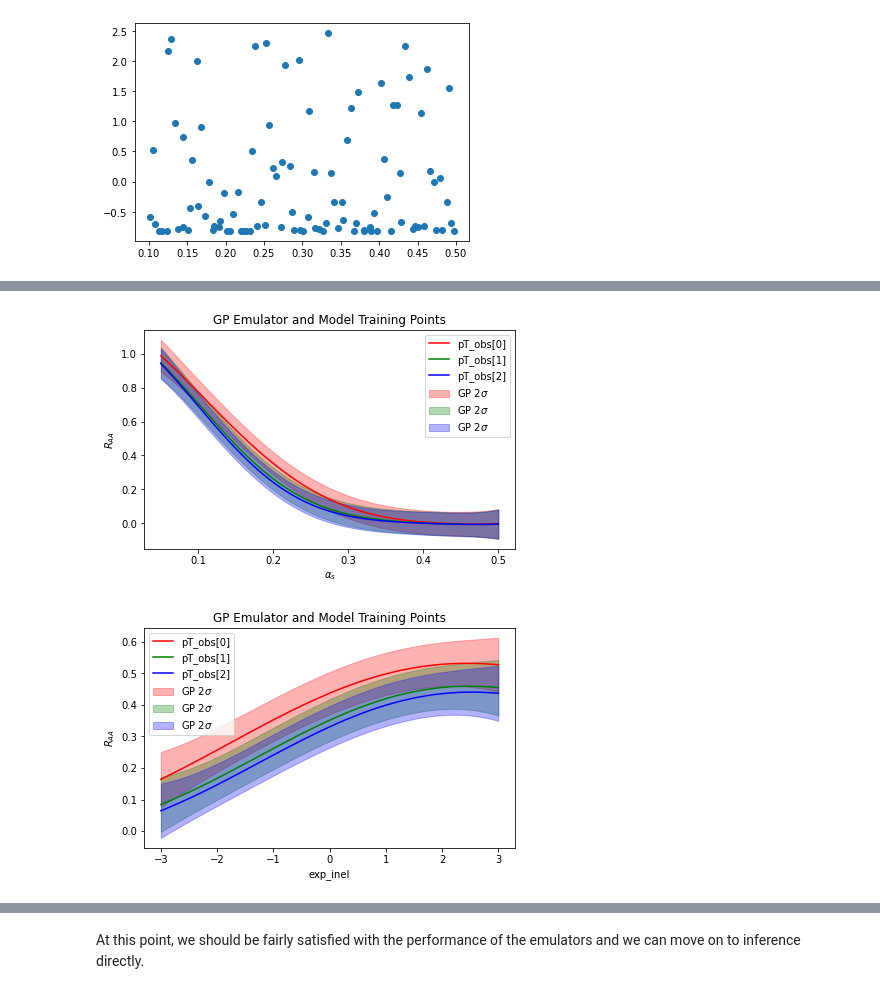
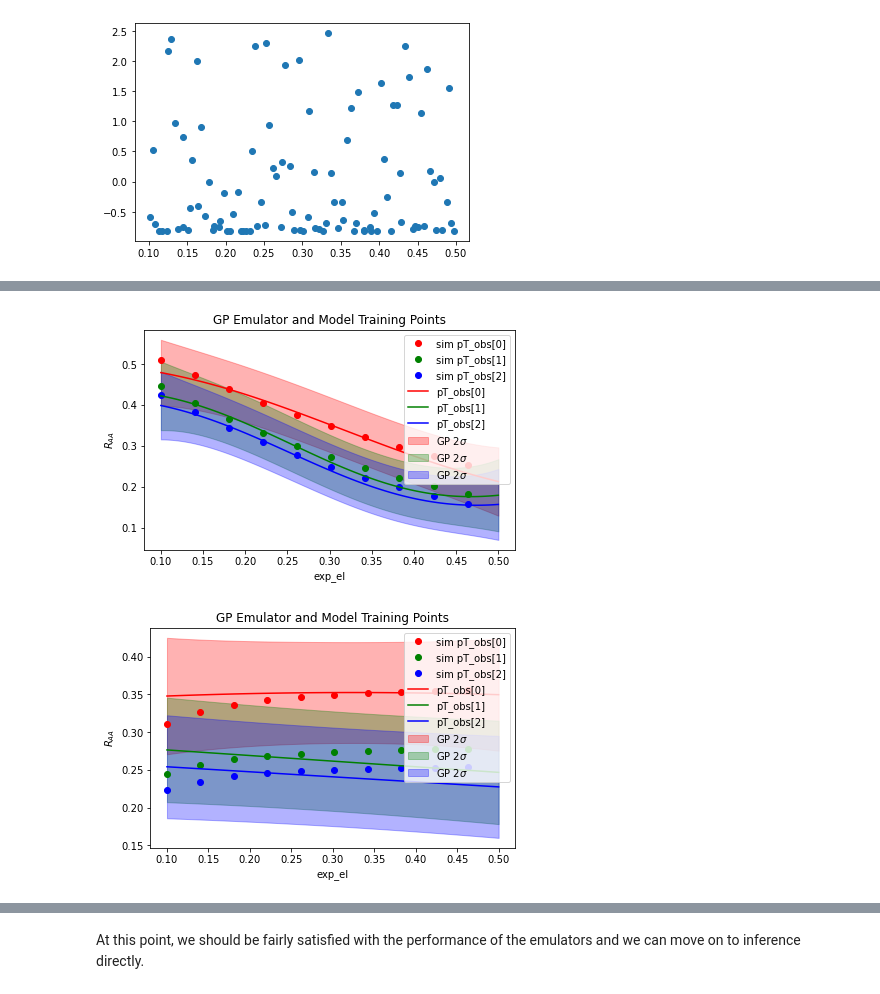
Before and after one commit to j-f-paquet/parton_energy_loss_qcd_bjorken, a Jupyter notebook: 5-parameter-estimation-LHSGP.ipynb, the cells around one changed output, grey strips where cells are left out. Drawn from its saved outputs; the diff is of its cells as text; code cells hidden in the pictures.

Commit message:
Added emulator validation points to LHSGP

```diff
--- a/5-parameter-estimation-LHSGP.ipynb
+++ b/5-parameter-estimation-LHSGP.ipynb
@@ -267,25 +405,19 @@ def emu_predict2(X):
 # %%
-#make a regular grid to plot our Emulator predictions
-n_plot_pts = 100
-test_points = np.array([[x,true_values['exponent_inel'],
-                 true_values['exponent_el'],true_values['scale_inel'],true_values['scale_el']] for x in np.linspace(prior_ranges['alpha_s'][0],prior_ranges['alpha_s'][1],n_plot_pts)])
+plt.plot(test_points[np.arange(0,n_plot_pts,sim_pnt),3], simulation_out[:,0],'ro', label='sim pT_obs[0]')
+plt.plot(test_points[np.arange(0,n_plot_pts,sim_pnt),3], simulation_out[:,1],'go', label='sim pT_obs[1]')
+plt.plot(test_points[np.arange(0,n_plot_pts,sim_pnt),3], simulation_out[:,2], 'bo', label='sim pT_obs[2]')
 
-#get the GP Emulator's predictions of both the mean and std. deviation
-gp_y0, gp_dy0 = emu_predict0(test_points)
-gp_y1, gp_dy1 = emu_predict1(test_points)
-gp_y2, gp_dy2 = emu_predict2(test_points)
-
-plt.plot(test_points[:,0], gp_y0[:,0], color='red', label='pT_obs[0]')
-plt.plot(test_points[:,0], gp_y1[:,0], color='green', label='pT_obs[1]')
-plt.plot(test_points[:,0], gp_y2[:,0], color='blue', label='pT_obs[2]')
-plt.fill_between(test_points[:,0], y1 = gp_y0[:,0] - 2.*gp_dy0, y2 = gp_y0[:,0] + 2.*gp_dy0,
+plt.plot(test_points[:,3], gp_y0[:,0], color='red', label='pT_obs[0]')
+plt.plot(test_points[:,3], gp_y1[:,0], color='green', label='pT_obs[1]')
+plt.plot(test_points[:,3], gp_y2[:,0], color='blue', label='pT_obs[2]')
+plt.fill_between(test_points[:,3], y1 = gp_y0[:,0] - 2.*gp_dy0, y2 = gp_y0[:,0] + 2.*gp_dy0,
                  interpolate=True, alpha=0.3, label=r'GP 2$\sigma$', color='red')
-plt.fill_between(test_points[:,0], y1 = gp_y1[:,0] - 2.*gp_dy1, y2 = gp_y1[:,0] + 2.*gp_dy1,
+plt.fill_between(test_points[:,3], y1 = gp_y1[:,0] - 2.*gp_dy1, y2 = gp_y1[:,0] + 2.*gp_dy1,
                  interpolate=True, alpha=0.3, label=r'GP 2$\sigma$', color='green')
-plt.fill_between(test_points[:,0], y1 = gp_y2[:,0] - 2.*gp_dy2, y2 = gp_y2[:,0] + 2.*gp_dy2,
+plt.fill_between(test_points[:,3], y1 = gp_y2[:,0] - 2.*gp_dy2, y2 = gp_y2[:,0] + 2.*gp_dy2,
                  interpolate=True, alpha=0.3, label=r'GP 2$\sigma$', color='blue')
 
-plt.xlabel(r'$\alpha_s$')
+plt.xlabel(r'exp_el')
 plt.ylabel(r'$R_{AA}$')
 plt.title(r'GP Emulator and Model Training Points')
 plt.legend()
@@ -293,34 +425,43 @@ plt.tight_layout(True)
 
 plt.show()
 # %% [output]
-[figure, old version]
+[figure, new version]
 # %%
 #make a regular grid to plot our Emulator predictions
 n_plot_pts = 100
-test_points = np.array([[true_values['alpha_s'],x,
-                 true_values['exponent_el'],true_values['scale_inel'],true_values['scale_el']] for x in np.linspace(prior_ranges['exponent_inel'][0],prior_ranges['exponent_inel'][1],n_plot_pts)])
+test_points = np.array([[true_values['alpha_s'],true_values['exponent_inel'],
+                 true_values['exponent_el'],true_values['scale_inel'],x] for x in np.linspace(prior_ranges['scale_el'][0],prior_ranges['scale_el'][1],n_plot_pts)])
+
+sim_pnt = 10
+#simulation_out = simulation(test_points[np.arange(0,n_plot_pts,sim_pnt),:],*pT_range)[:,pT_obs]
+cores=4
+simulation_out = np.array(Parallel(n_jobs=cores)(delayed(simulation)(dp.reshape(1,-1), *pT_range) for dp in test_points[::10])).reshape(10,10)[:,pT_obs]
+
+plt.plot(test_points[np.arange(0,n_plot_pts,sim_pnt),4], simulation_out[:,0],'ro', label='sim pT_obs[0]')
+plt.plot(test_points[np.arange(0,n_plot_pts,sim_pnt),4], simulation_out[:,1],'go', label='sim pT_obs[1]')
+plt.plot(test_points[np.arange(0,n_plot_pts,sim_pnt),4], simulation_out[:,2], 'bo', label='sim pT_obs[2]')
 
 #get the GP Emulator's predictions of both the mean and std. deviation
 gp_y0, gp_dy0 = emu_predict0(test_points)
 gp_y1, gp_dy1 = emu_predict1(test_points)
 gp_y2, gp_dy2 = emu_predict2(test_points)
 
-plt.plot(test_points[:,1], gp_y0[:,0], color='red', label='pT_obs[0]')
-plt.plot(test_points[:,1], gp_y1[:,0], color='green', label='pT_obs[1]')
-plt.plot(test_points[:,1], gp_y2[:,0], color='blue', label='pT_obs[2]')
-plt.fill_between(test_points[:,1], y1 = gp_y0[:,0] - 2.*gp_dy0, y2 = gp_y0[:,0] + 2.*gp_dy0,
+plt.plot(test_points[:,4], gp_y0[:,0], color='red', label='pT_obs[0]')
+plt.plot(test_points[:,4], gp_y1[:,0], color='green', label='pT_obs[1]')
+plt.plot(test_points[:,4], gp_y2[:,0], color='blue', label='pT_obs[2]')
+plt.fill_between(test_points[:,4], y1 = gp_y0[:,0] - 2.*gp_dy0, y2 = gp_y0[:,0] + 2.*gp_dy0,
                  interpolate=True, alpha=0.3, label=r'GP 2$\sigma$', color='red')
-plt.fill_between(test_points[:,1], y1 = gp_y1[:,0] - 2.*gp_dy1, y2 = gp_y1[:,0] + 2.*gp_dy1,
+plt.fill_between(test_points[:,4], y1 = gp_y1[:,0] - 2.*gp_dy1, y2 = gp_y1[:,0] + 2.*gp_dy1,
                  interpolate=True, alpha=0.3, label=r'GP 2$\sigma$', color='green')
-plt.fill_between(test_points[:,1], y1 = gp_y2[:,0] - 2.*gp_dy2, y2 = gp_y2[:,0] + 2.*gp_dy2,
+plt.fill_between(test_points[:,4], y1 = gp_y2[:,0] - 2.*gp_dy2, y2 = gp_y2[:,0] + 2.*gp_dy2,
                  interpolate=True, alpha=0.3, label=r'GP 2$\sigma$', color='blue')
 
-plt.xlabel(r'exp_inel')
+plt.xlabel(r'exp_el')
 plt.ylabel(r'$R_{AA}$')
 plt.title(r'GP Emulator and Model Training Points')
 plt.legend()
 plt.tight_layout(True)
 
 plt.show()
 # %% [output]
-[figure, old version]
+[figure, new version]
```
Also changed, not shown: parts of 6 cells of this notebook.
